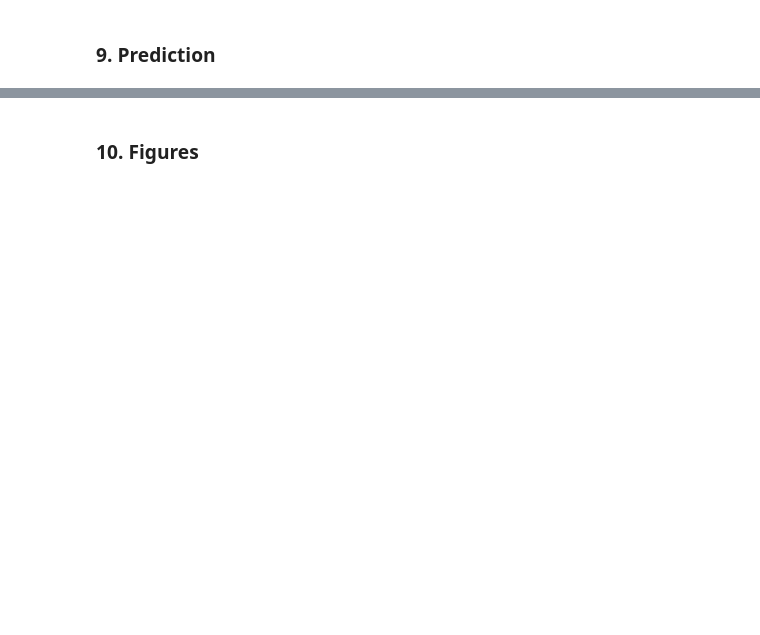
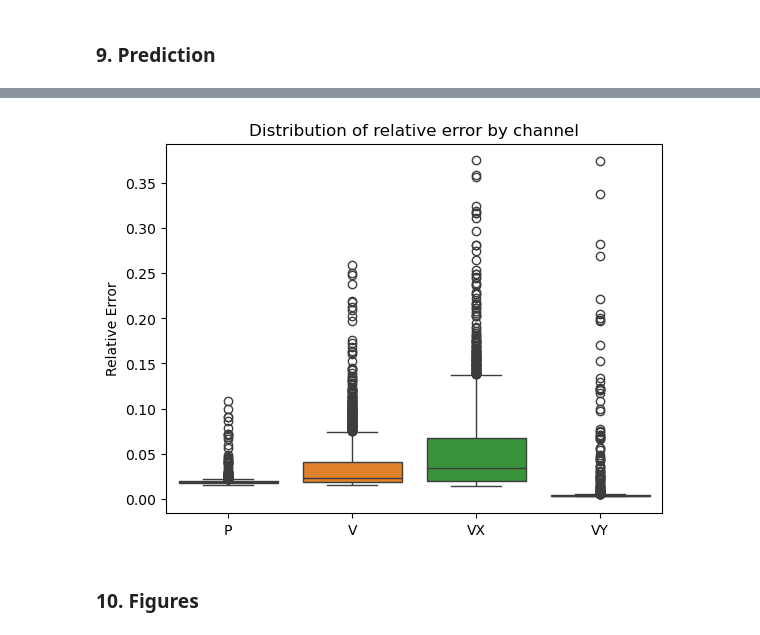
Before and after one commit to andromeda2075/predicting-flow-patterns, a Jupyter notebook: New12.ipynb, the cells around one changed output, grey strips where cells are left out. Saved outputs shown, nothing was run; the diff lists cells and outputs as text; code cells hidden in the pictures; blank space fills up the shorter version.

Commit message:
Unet-BiLSTM-Arq-2

```diff
--- a/New12.ipynb
+++ b/New12.ipynb
@@ -149,6 +160,6 @@ plt.show()
 lr_scheduler = LearningRateScheduler(lambda epoch: exponential_decay(epoch), verbose=1)
 optimizer = Adam(learning_rate=LR)
 early_stopping = tf.keras.callbacks.EarlyStopping(monitor='val_loss',  min_delta=1e-2, patience=patience, restore_best_weights=True,verbose=1)
-save = save_in + '/Test5_Results_weights/Test1_Best_weights.weights.h5'
+save = save_in + '/Unet_BiLSTM_weights/Test2_Best_weights.weights.h5'
 checkpoint_weight=tf.keras.callbacks.ModelCheckpoint(save,save_weights_only=True)
-checkpoint_keras = tf.keras.callbacks.ModelCheckpoint(NamesKeras[0],save_best_only=True)
+checkpoint_keras = tf.keras.callbacks.ModelCheckpoint(NamesKeras[2],save_best_only=True)
@@ -178,31 +170,0 @@ def conv2DLSTM(x,kernel,state=True):
-# %%
-
-
-def make_model():
-
-    image_input = Input((img_height, img_width, channel))
-    reshaped_input = layers.Reshape((1,img_height, img_width, channel))(image_input)
-
-    # Encoder
-    x=conv2DLSTM(reshaped_input,number_of_filters[0],True)
-    x=conv2DLSTM(x,number_of_filters[1],True)
-    x=conv2DLSTM(x,number_of_filters[2],True)
-
-    # Bottleneck
-    x=conv2DLSTM(x,number_of_filters[2],True)
-
-    # Decoder
-    x=conv2DLSTM(x,number_of_filters[1],True)
-    x=conv2DLSTM(x,number_of_filters[0],True)
-
-    flows_out = layers.Conv3D(4, (1, 1,1), activation=f_activation_last,name='flows_output',padding="same")(x)
-
-
-    model = keras.Model(inputs=image_input, outputs=flows_out)
-    model.summary()
-
-    model.compile(optimizer=optimizer,
-              loss = ['mean_squared_error'],                     # 'mean_squared_error'
-
-              metrics= ['mae', "root_mean_squared_error"] )
-    return model
@@ -316,0 +336,5 @@ print(f"RMSE global: {rmse:.6f}")
+# %%
+best_weights=save
+M.load_weights(best_weights)
+# %%
+ytrue,ypred=predicting_error(test_ds,M)
@@ -317,2 +359,6 @@ print(f"RMSE global: {rmse:.6f}")
+# %%
+relative_error(ypred,ytrue)
+# %% [output]
+[figure, added]
 # %% [markdown]
 ### 10. Figures
```
Also changed, not shown: parts of 30 cells of this notebook.
